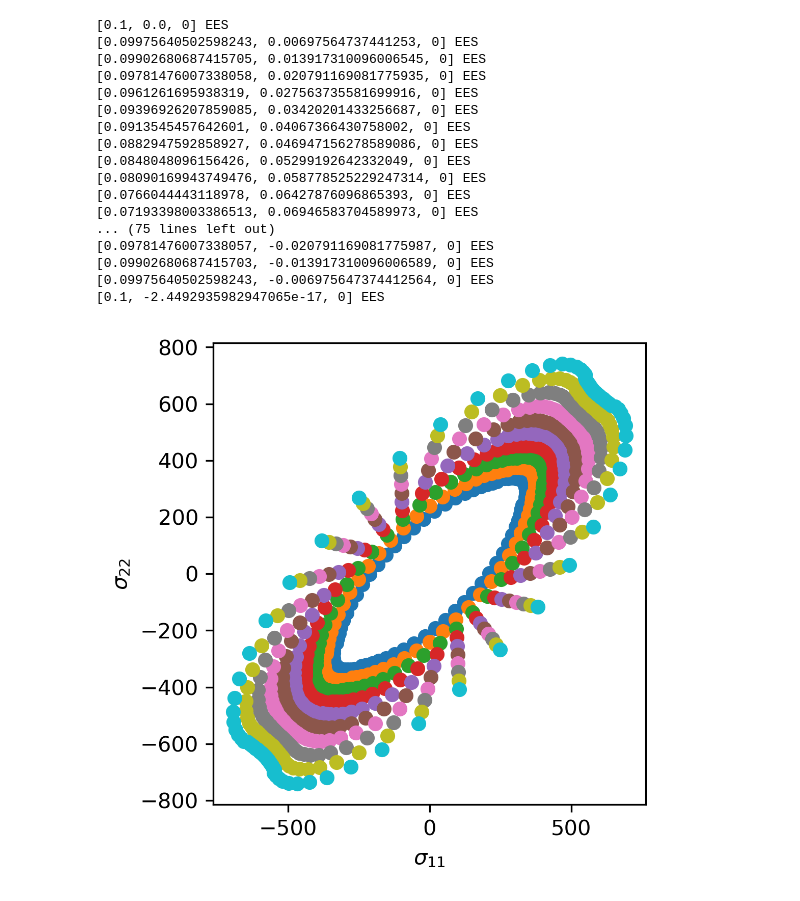
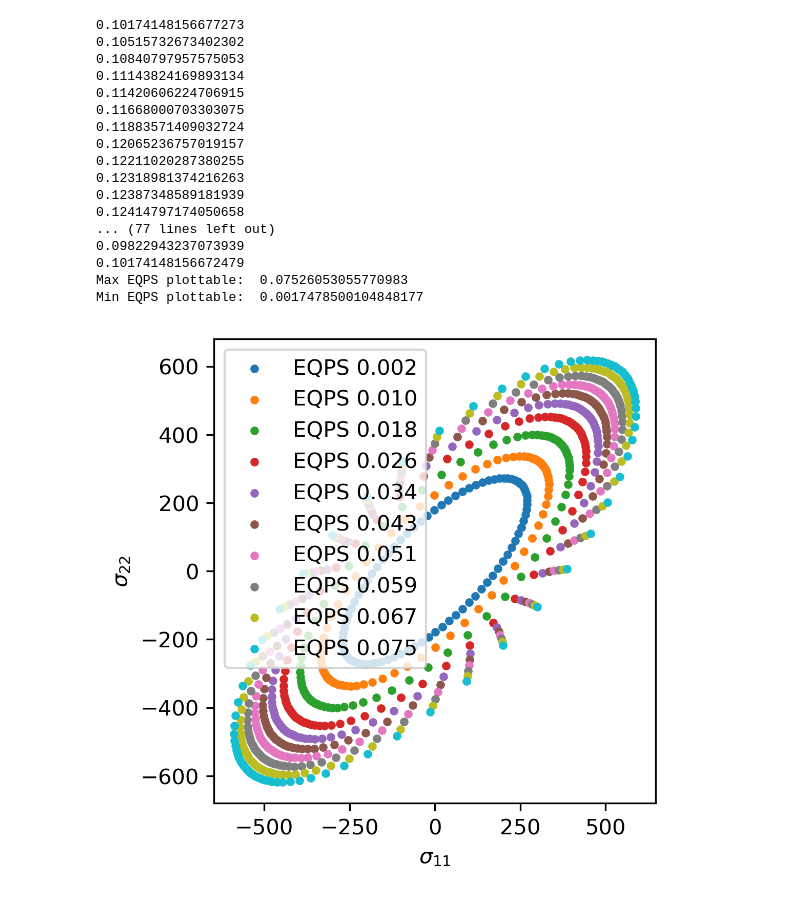
Before and after one commit to brianphung/matmodlab2, a Jupyter notebook: notebooks/wccm/hill_VPSC75_0.ipynb, the cells around one changed output. Saved outputs shown, nothing was run; the diff lists cells and outputs as text; code cells hidden in the pictures.

```diff
--- a/notebooks/wccm/hill_VPSC75_0.ipynb
+++ b/notebooks/wccm/hill_VPSC75_0.ipynb
@@ -143,7 +141,7 @@ for i, pair in enumerate(pairs):
 
 all_frames = 50
 # %%
-run = True
+run = False
 if run:
     results = []
     for comps_summary, load_summary in zip(pair_comps, load_comps):
@@ -174,31 +172,50 @@ else:
     #     ax = mps.plot('E.XX', 'S.XX')
     #     mps.plot('E.XX', 'S.YY', ax=ax)
     #     mps.plot('E.XX', 'S.ZZ', ax=ax)
+max_available_eqps = np.inf
+min_available_eqps = 0.
+for r in results:
+    for mps in r:
+        # What's the max eqps?
+        df = mps.df[['REAL_EQPS']]
+        df = df[df['REAL_EQPS'] > 1e-6].to_numpy()
+        max_eq = np.max(df)
+        min_eq = np.min(df)
+        print(max_eq)
+        if max_eq < max_available_eqps:
+            max_available_eqps = max_eq
+        if min_eq > min_available_eqps:
+            min_available_eqps = min_eq
+print('Max EQPS plottable: ', max_available_eqps)
+print('Min EQPS plottable: ', min_available_eqps)
 # %% [output]
-[0.1, 0.0, 0] EES
-[0.09975640502598243, 0.00697564737441253, 0] EES
-[0.09902680687415705, 0.013917310096006545, 0] EES
-[0.09781476007338058, 0.020791169081775935, 0] EES
-[0.0961261695938319, 0.027563735581699916, 0] EES
-[0.09396926207859085, 0.03420201433256687, 0] EES
-[0.0913545457642601, 0.04067366430758002, 0] EES
-[0.0882947592858927, 0.046947156278589086, 0] EES
-[0.0848048096156426, 0.05299192642332049, 0] EES
-[0.08090169943749476, 0.058778525229247314, 0] EES
-[0.0766044443118978, 0.06427876096865393, 0] EES
-[0.07193398003386513, 0.06946583704589973, 0] EES
-... (75 lines left out)
-[0.09781476007338057, -0.020791169081775987, 0] EES
-[0.09902680687415703, -0.013917310096006589, 0] EES
-[0.09975640502598243, -0.006975647374412564, 0] EES
-[0.1, -2.4492935982947065e-17, 0] EES
+0.10174148156677273
+0.10515732673402302
+0.10840797957575053
+0.11143824169893134
+0.11420606224706915
+0.11668000703303075
+0.11883571409032724
+0.12065236757019157
+0.12211020287380255
+0.12318981374216263
+0.12387348589181939
+0.12414797174050658
+... (77 lines left out)
+0.09822943237073939
+0.10174148156672479
+Max EQPS plottable:  0.07526053055770983
+Min EQPS plottable:  0.0017478500104848177
 # %%
-eqps_vals = np.linspace(0, 0.1, 10)#np.array([0.000625*i for i in range(8) ])
+eqps_vals = np.linspace(0.0017478500104848177, 0.07526053055770983, 10)#np.array([0.000625*i for i in range(8) ])
+
+# eqps_vals = [ 0.0017478500104848177, 2.500000000000000139e-02,
+#                            5.000000000000000278e-02, 7.499999999999999722e-02 ]
 if run_id == 0:
-    plot_Y_components(results[0], pairs[0], eqps_vals, ['$\\sigma_{11}$', '$\\sigma_{22}$'])
+    plot_Y_components(results[0], pairs[0], eqps_vals, ['$\\sigma_{11}$', '$\\sigma_{22}$'], legend=True)
 elif run_id == 1:
     plot_Y_components(results[1], pairs[1], eqps_vals, ['$\\sigma_{22}$', '$\\sigma_{33}$'])
 elif run_id == 2:
     plot_Y_components(results[2], pairs[2], eqps_vals, ['$\\sigma_{11}$', '$\\sigma_{33}$'])
 # %% [output]
-[figure, old version]
+[figure, new version]
```
Also changed, not shown: parts of 1 cell of this notebook, 3 other files.
